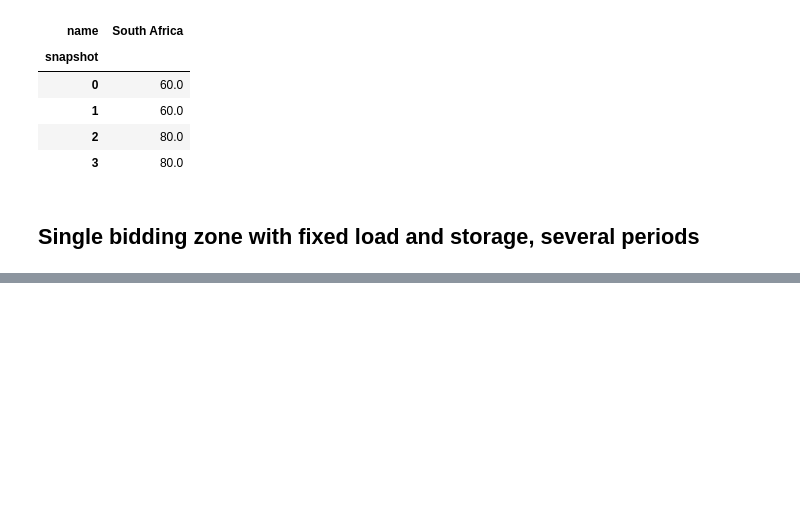
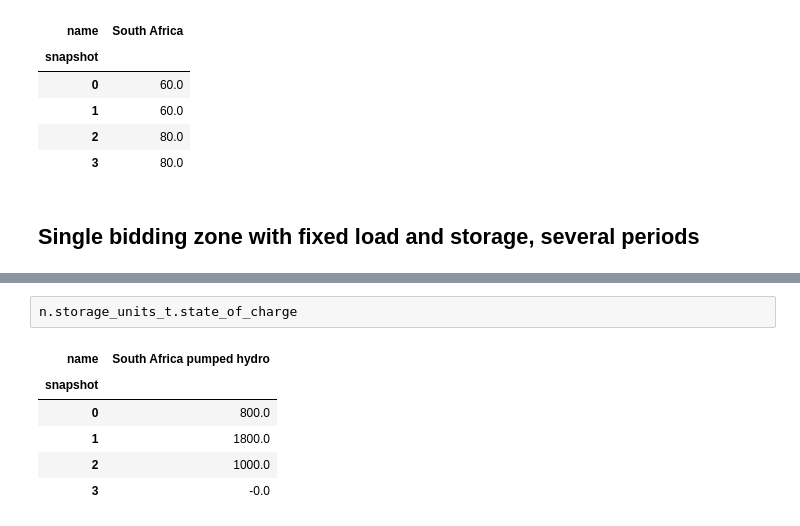
Before and after one commit to VeenaShirsath/Power-System-Optimization, a Jupyter notebook: electricity_mkt_bidding.ipynb, the cells around one changed output, grey strips where cells are left out. Drawn from its saved outputs; the diff is of its cells as text; blank space fills up the shorter version.

```diff
--- a/electricity_mkt_bidding.ipynb
+++ b/electricity_mkt_bidding.ipynb
@@ -738,0 +911,9 @@ In this example we consider a single market bidding zone, South Africa. We consi
+# %%
+n.storage_units_t.state_of_charge
+# %% [output]
+| name | South Africa pumped hydro |
+| snapshot |  |
+| 0 | 800.0 |
+| 1 | 1800.0 |
+| 2 | 1000.0 |
+| 3 | -0.0 |
```
Also changed, not shown: parts of 8 cells of this notebook, 1 other file.
